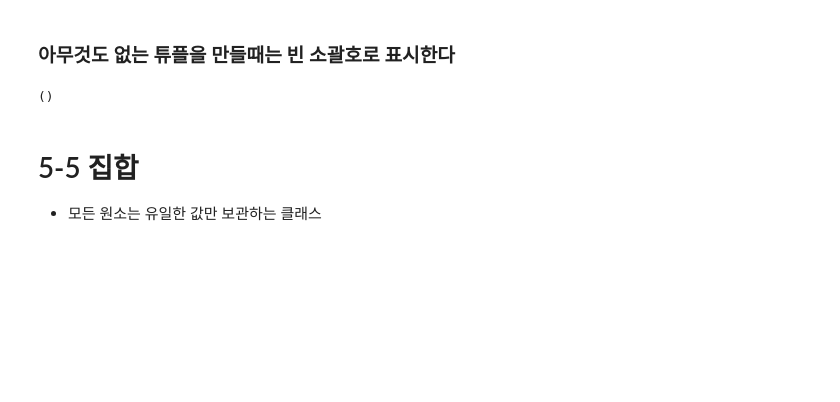
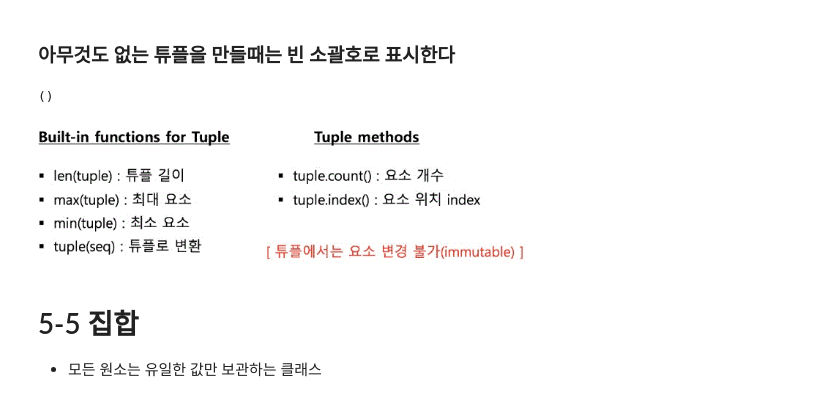
Before and after one commit to zerosum99/python_data_analysis, a Jupyter notebook: 파이썬 문법_05_파이썬 자료형 알아보기.ipynb, the cells around one changed output. Drawn from its saved outputs; the diff is of its cells as text; code cells hidden in the pictures; blank space fills up the shorter version.

```diff
--- a/파이썬 문법_05_파이썬 자료형 알아보기.ipynb
+++ b/파이썬 문법_05_파이썬 자료형 알아보기.ipynb
@@ -211,6 +211,10 @@ b = ()
 b
 # %% [output]
 ()
+# %%
+Image("./이미지/튜플메소드.gif", width=500, height=500)
+# %% [output]
+[figure, added]
 # %% [markdown]
 # 5-5 집합
 - 모든 원소는 유일한 값만 보관하는 클래스
```
Also changed, not shown: 9 other files.
